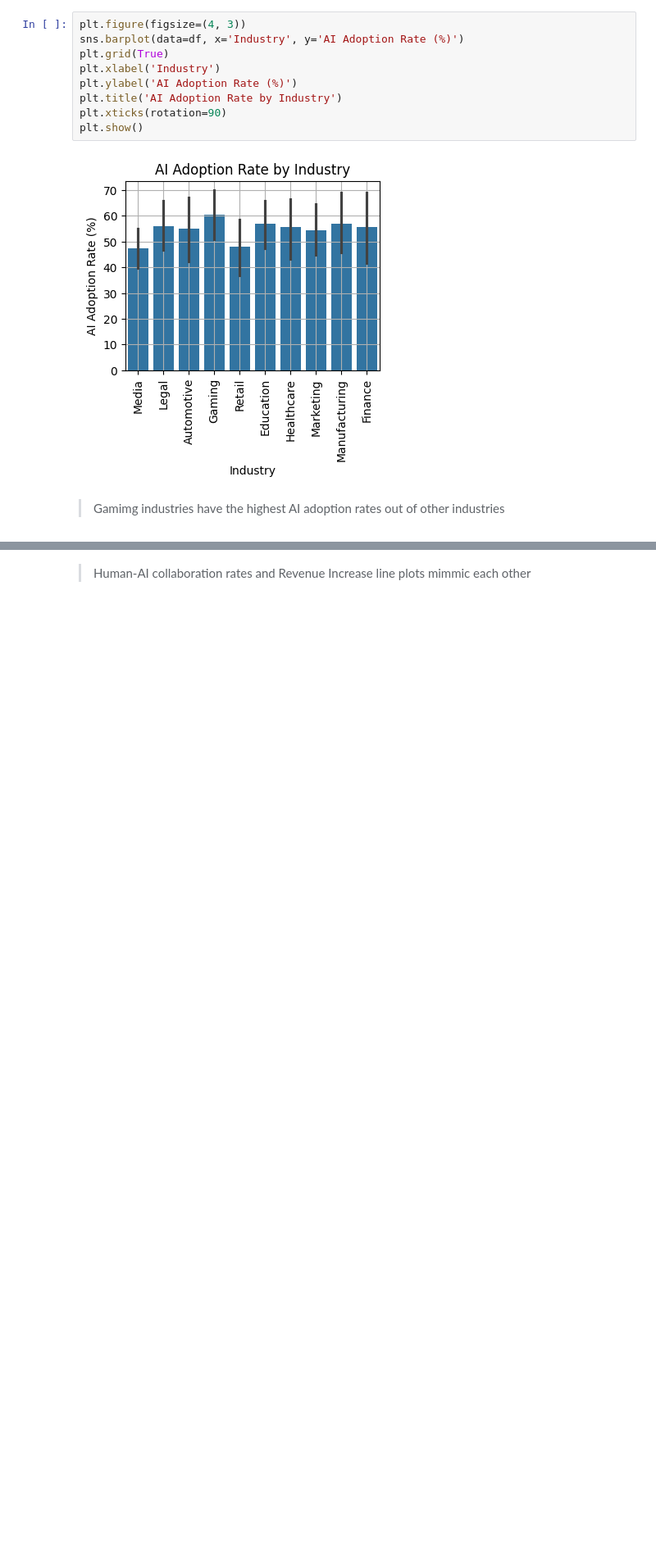
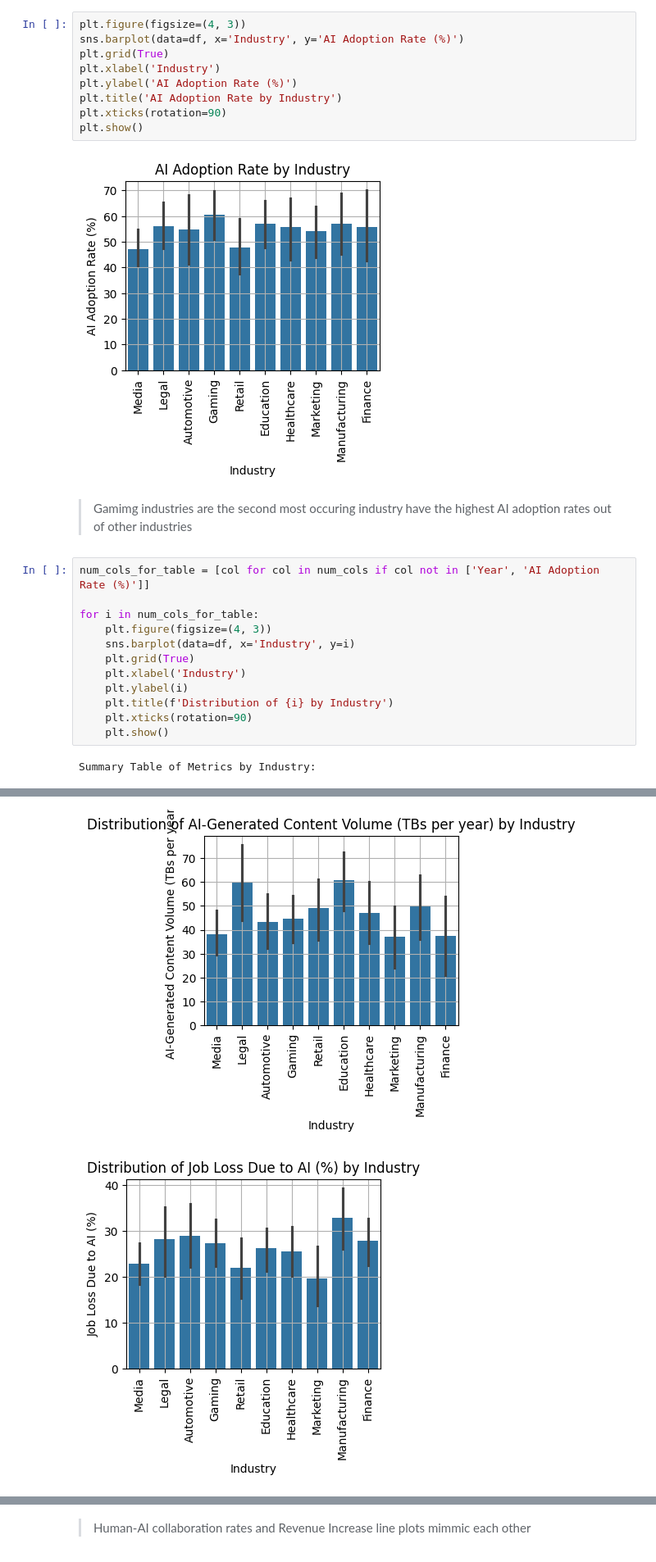
Before and after one commit to SaanvikaVanga/FTI-DSRP-AI_Impact_Research, a Jupyter notebook: Code_For_AI_Impact_Research.ipynb, the cells around one changed output, grey strips where cells are left out. Shown at 82% size. Cells and saved outputs as stored; diff of their text form; blank space fills up the shorter version.

```diff
--- a/Code_For_AI_Impact_Research.ipynb
+++ b/Code_For_AI_Impact_Research.ipynb
@@ -143,4 +176,18 @@ plt.show()
 # %% [markdown]
 
 
-> Gamimg industries have the highest AI adoption rates out of other industries
+> Gamimg industries are the second most occuring industry have the highest AI adoption rates out of other industries
+# %%
+num_cols_for_table = [col for col in num_cols if col not in ['Year', 'AI Adoption Rate (%)']]
+
+for i in num_cols_for_table:
+    plt.figure(figsize=(4, 3))
+    sns.barplot(data=df, x='Industry', y=i)
+    plt.grid(True)
+    plt.xlabel('Industry')
+    plt.ylabel(i)
+    plt.title(f'Distribution of {i} by Industry')
+    plt.xticks(rotation=90)
+    plt.show()
+# %% [output]
+Summary Table of Metrics by Industry:
@@ -146,0 +206,2 @@ plt.show()
+[figure, added]
+[figure, added]
```
Also changed, not shown: parts of 25 cells of this notebook.
